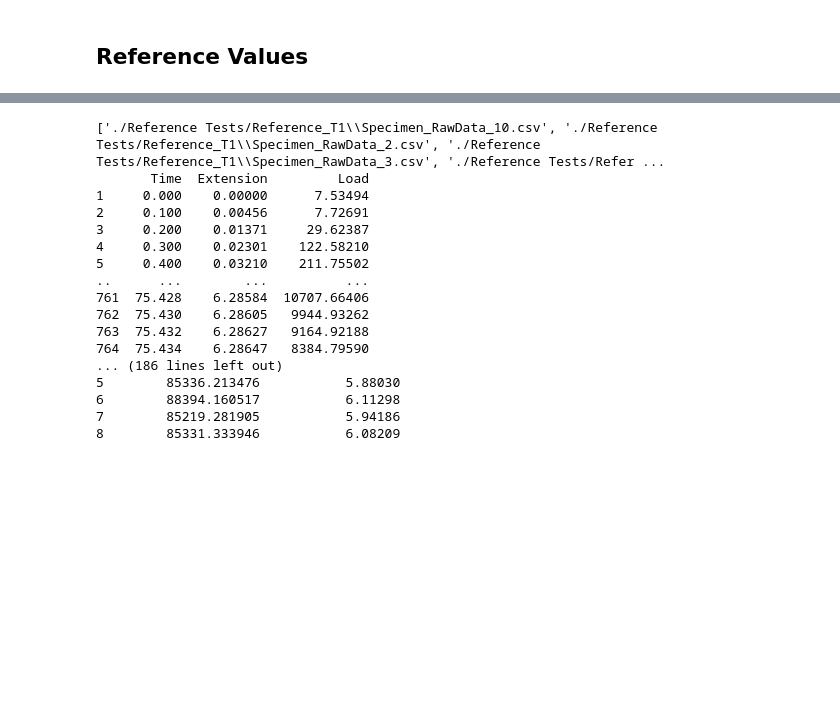
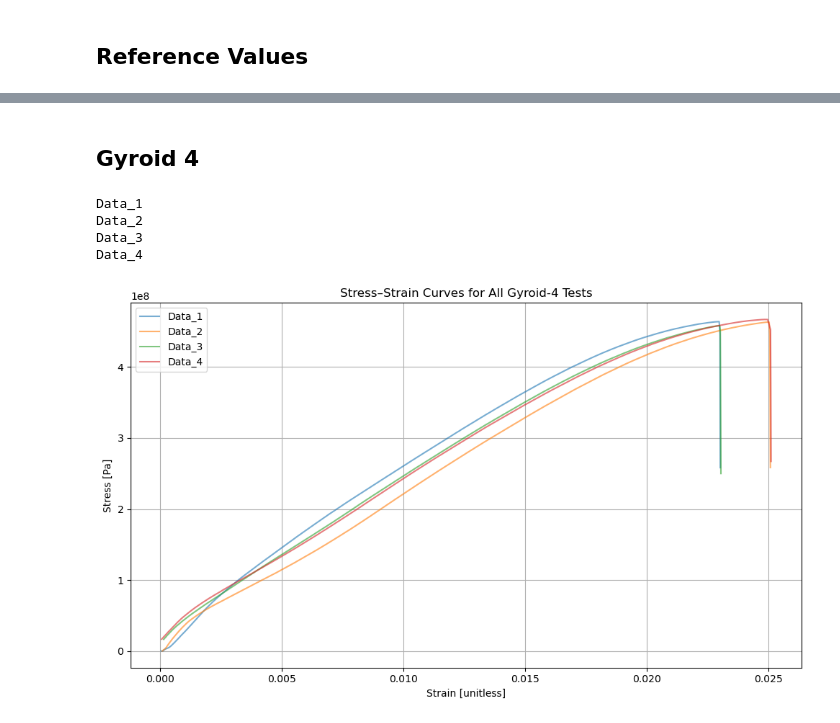
Before and after one commit to Ericyang978/ME103_Data_Processing, a Jupyter notebook: Graphing.ipynb, the cells around one changed output, grey strips where cells are left out. Drawn from its saved outputs; the diff is of its cells as text; code cells hidden in the pictures; blank space fills up the shorter version.

```diff
--- a/Graphing.ipynb
+++ b/Graphing.ipynb
@@ -250,19 +270,43 @@ Specimen_RawData_9
+# %% [markdown]
+## Gyroid 4
 # %%
+import matplotlib.pyplot as plt
+
+## Grab the stress strain values from each of the CSVs
+
+csv_files = glob.glob(os.path.join("./3DPrint/Gyroid_4/", "*.csv"))
+
+length, cross_section_area, mean = combo_to_measurement["Gyroid_4"]
+
+stresses = np.zeros((len(csv_files), 800))
+strains = np.zeros((len(csv_files), 800))
+IDs = np.array([])
+
+for i in range(len(csv_files)):
+    print(csv_files[i][31:-4])
+    E, stress, strain, disp, force  = compute_youngs_modulus(csv_files[i], length, cross_section_area)
+    stresses[i][:len(stress)] = stress
+    strains[i][:len(strain)] = strain
+    IDs = np.append(IDs, csv_files[i][31:-4])
+
+
+plt.figure(figsize=(10,6))
+
+for i in range(stresses.shape[0]):
+    # Mask out padded zeros if needed
+    valid = strains[i] > 0
+    plt.plot(strains[i][valid], stresses[i][valid], alpha=0.6, label=IDs[i])
+
+plt.xlabel("Strain [unitless]")
+plt.ylabel("Stress [Pa]")
+plt.title("Stress–Strain Curves for All Gyroid-4 Tests")
+plt.legend()
+plt.grid(True)
+plt.tight_layout()
+plt.show()
 # %% [output]
-['./Reference Tests/Reference_T1\\Specimen_RawData_10.csv', './Reference Tests/Reference_T1\\Specimen_RawData_2.csv', './Reference Tests/Reference_T1\\Specimen_RawData_3.csv', './Reference Tests/Refer ...
-       Time  Extension         Load
-1     0.000    0.00000      7.53494
-2     0.100    0.00456      7.72691
-3     0.200    0.01371     29.62387
-4     0.300    0.02301    122.58210
-5     0.400    0.03210    211.75502
-..      ...        ...          ...
-761  75.428    6.28584  10707.66406
-762  75.430    6.28605   9944.93262
-763  75.432    6.28627   9164.92188
-764  75.434    6.28647   8384.79590
-... (186 lines left out)
-5        85336.213476           5.88030
-6        88394.160517           6.11298
-7        85219.281905           5.94186
-8        85331.333946           6.08209
+Data_1
+Data_2
+Data_3
+Data_4
+[figure, added]
```
Also changed, not shown: parts of 18 cells of this notebook, 52 other files.
